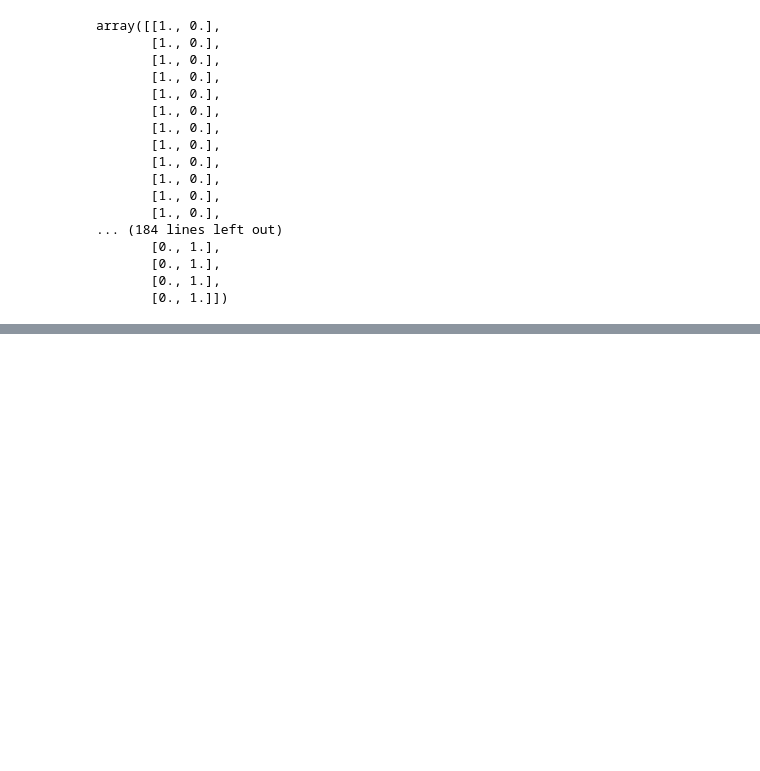
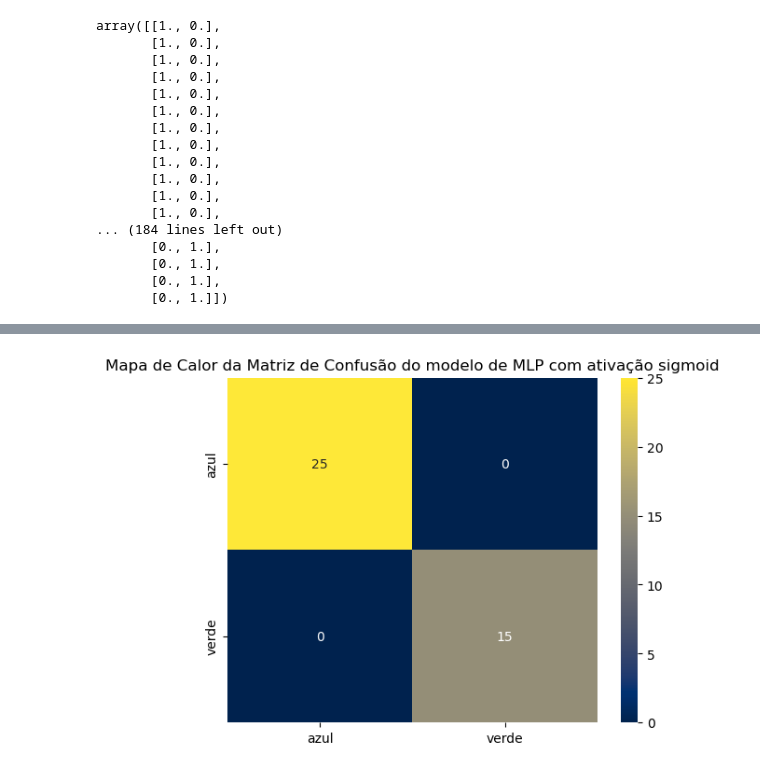
Before and after one commit to mickpires/machine-learning, a Jupyter notebook: codigos/mnist/dados_imperfeitos_poisson.ipynb, the cells around one changed output, grey strips where cells are left out. Saved outputs shown, nothing was run; the diff lists cells and outputs as text; code cells hidden in the pictures; blank space fills up the shorter version.

```diff
--- a/codigos/mnist/dados_imperfeitos_poisson.ipynb
+++ b/codigos/mnist/dados_imperfeitos_poisson.ipynb
@@ -291,0 +271,3 @@ plt.show()
+# %%
+MLP_sigmoid = criar_MLP(x_train,strat_train_set,3e-3,activaction='relu')
+MLP_sigmoid.fit(x_train,y_train,epochs=100)
@@ -291,0 +276,14 @@ plt.show()
+# %%
+resultado = np.argmax(y_test,axis=1)
+predito = np.argmax(MLP_sigmoid.predict(x_test),axis=1)
+
+
+# Calcula a acurácia diretamente
+accuracy = np.mean(resultado == predito)
+print(f"Acurácia com mlp: {accuracy}")
+
+predito = np.argmax(Perceptron.predict(x_test),axis=1)
+
+accuracy = np.mean(resultado==predito)
+
+print(f'Acurácia do Perceptron: {accuracy}')
@@ -291,0 +295,13 @@ plt.show()
+# %%
+labels = ('azul','verde')
+predito = np.argmax(MLP_sigmoid.predict(x_test),axis=1)
+sns.heatmap(confusion_matrix(resultado,
+                             predito),
+                             xticklabels=labels,
+                             yticklabels=labels,annot=True,
+                             cmap='cividis',
+                             )
+title = "Mapa de Calor da Matriz de Confusão do modelo de MLP com ativação sigmoid"
+plt.title(title)
+plt.savefig(f'imagens/{title}_poisson.png')
+# %% [output]
@@ -291,0 +309 @@ plt.show()
+[figure, added]
```
Also changed, not shown: parts of 17 cells of this notebook, 6 other files.
